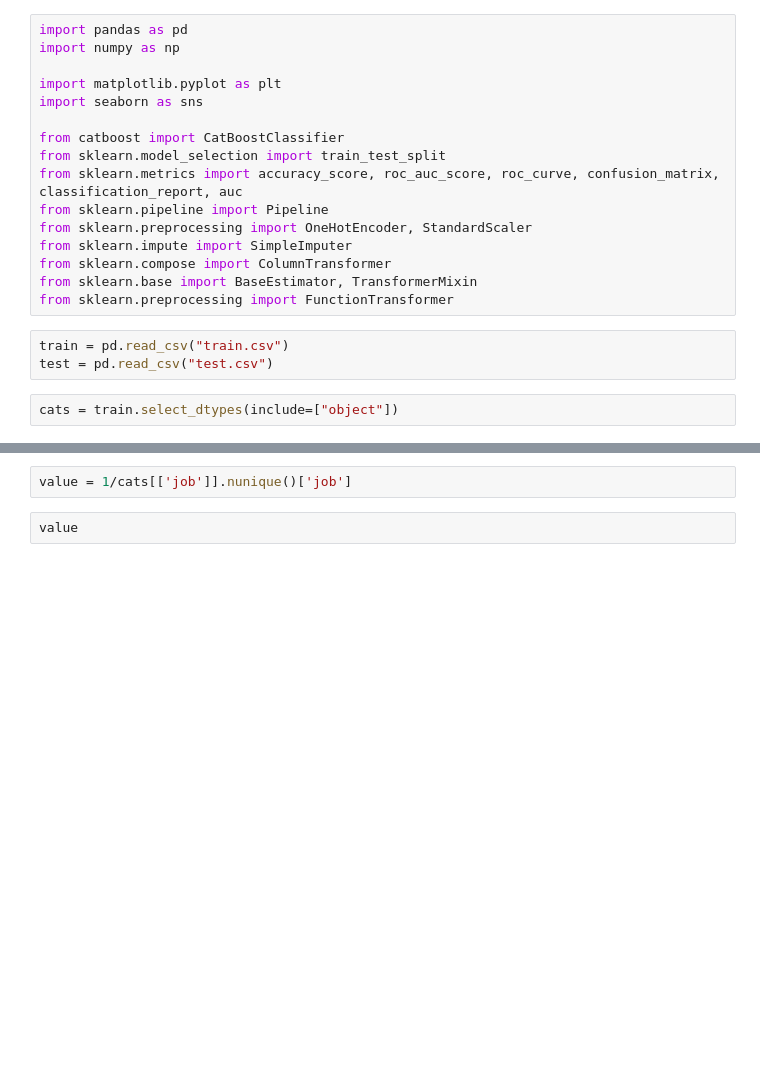
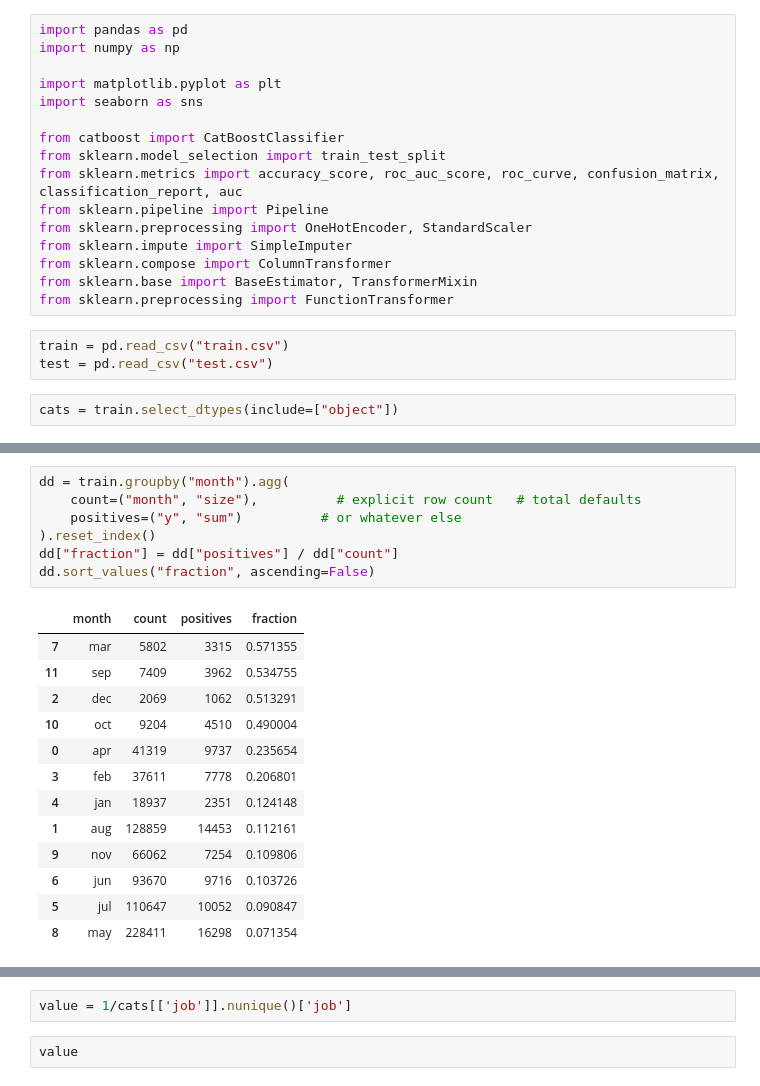
Before and after one commit to ol-webb/kaggle_playground_5-8, a Jupyter notebook: eda.ipynb, the cells around one changed output, grey strips where cells are left out. Drawn from its saved outputs; the diff is of its cells as text; blank space fills up the shorter version.

```diff
--- a/eda.ipynb
+++ b/eda.ipynb
@@ -38,0 +59,21 @@ cats.groupby("job").agg({"default": "count"})
+# %%
+dd = train.groupby("month").agg(
+    count=("month", "size"),          # explicit row count   # total defaults
+    positives=("y", "sum")          # or whatever else
+).reset_index()
+dd["fraction"] = dd["positives"] / dd["count"]
+dd.sort_values("fraction", ascending=False)
+# %% [output]
+|  | month | count | positives | fraction |
+| 7 | mar | 5802 | 3315 | 0.571355 |
+| 11 | sep | 7409 | 3962 | 0.534755 |
+| 2 | dec | 2069 | 1062 | 0.513291 |
+| 10 | oct | 9204 | 4510 | 0.490004 |
+| 0 | apr | 41319 | 9737 | 0.235654 |
+| 3 | feb | 37611 | 7778 | 0.206801 |
+| 4 | jan | 18937 | 2351 | 0.124148 |
+| 1 | aug | 128859 | 14453 | 0.112161 |
+| 9 | nov | 66062 | 7254 | 0.109806 |
+| 6 | jun | 93670 | 9716 | 0.103726 |
+| 5 | jul | 110647 | 10052 | 0.090847 |
+| 8 | may | 228411 | 16298 | 0.071354 |
```
Also changed, not shown: parts of 5 cells of this notebook, 2 other files.
